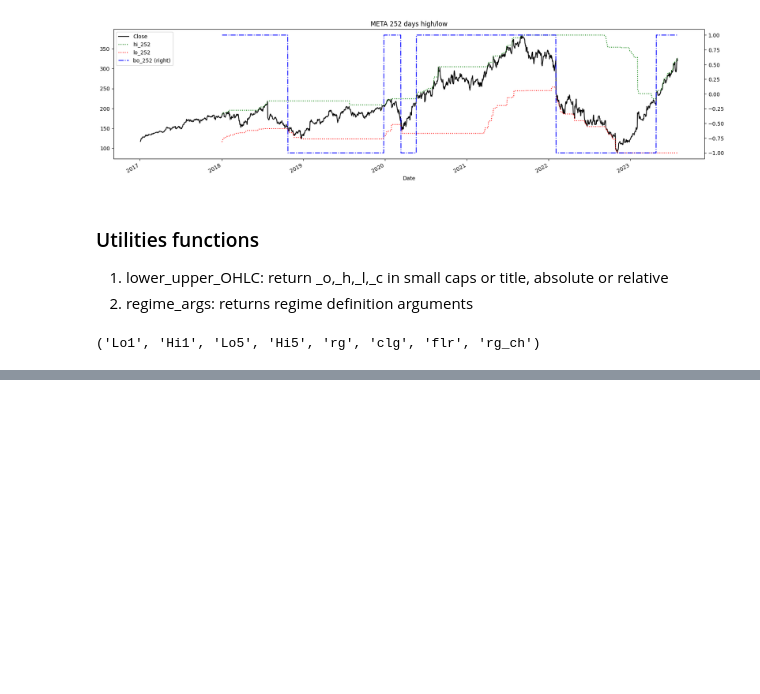
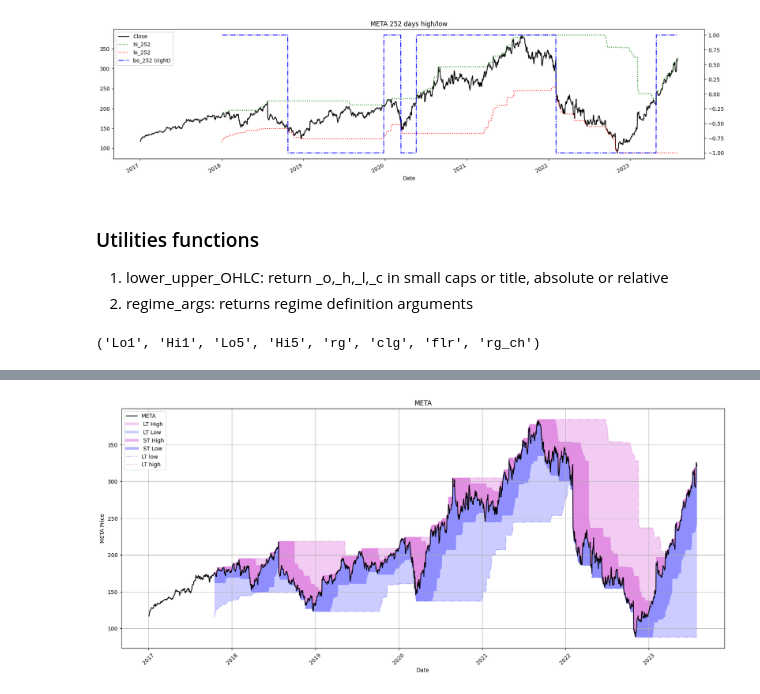
Before and after one commit to charliehou1920/Trading_Strategies, a Jupyter notebook: Algo Trading Book/Chapter 5_Regime Definition.ipynb, the cells around one changed output, grey strips where cells are left out. Saved outputs shown, nothing was run; the diff lists cells and outputs as text; code cells hidden in the pictures; blank space fills up the shorter version.

```diff
--- a/Algo Trading Book/Chapter 5_Regime Definition.ipynb
+++ b/Algo Trading Book/Chapter 5_Regime Definition.ipynb
@@ -220,0 +250,15 @@ Exit on faster duration: fast
+# %%
+# graph_regime_combo function
+_o,_h,_l,_c = lower_upper_OHLC(df,relative = False)
+
+ma_st = ma_mt = ma_lt = 0
+rg=lo=hi=slo=shi=clg=flr=rg_ch = None
+
+bo = [50, 200]
+st_lo,lt_lo = [df[_l].rolling(window = bo[t]).min() for t in range(len(bo))]
+st_hi,lt_hi = [df[_h].rolling(window = bo[t]).max() for t in range(len(bo))]
+
+ticker = "META"
+graph_regime_combo(ticker,df,_c,rg,lo,hi,slo,shi,clg,flr,rg_ch,ma_st,ma_mt,ma_lt,lt_lo,lt_hi,st_lo,st_hi)
+# %% [output]
+[figure, added]
```
Also changed, not shown: parts of 2 cells of this notebook.
